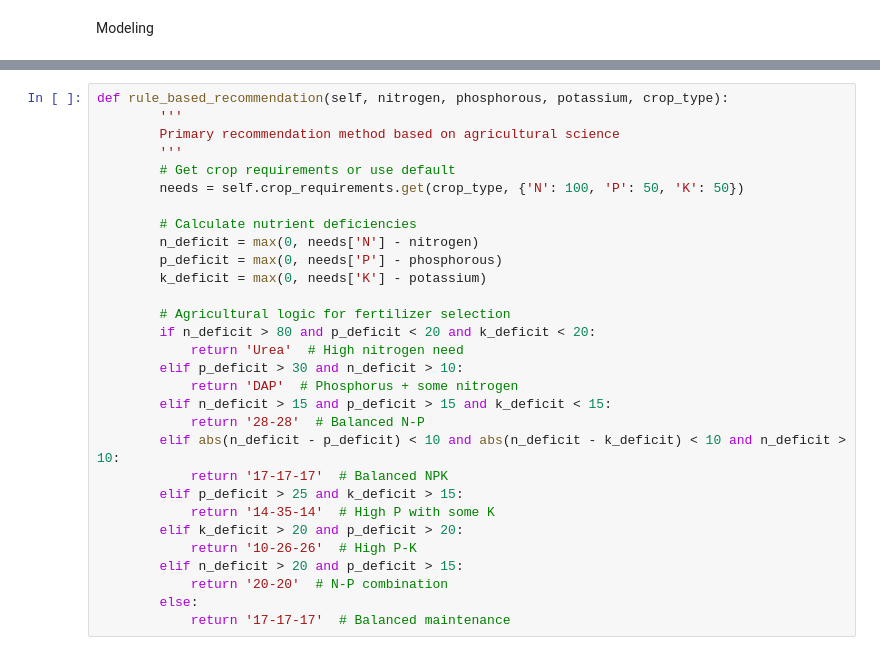
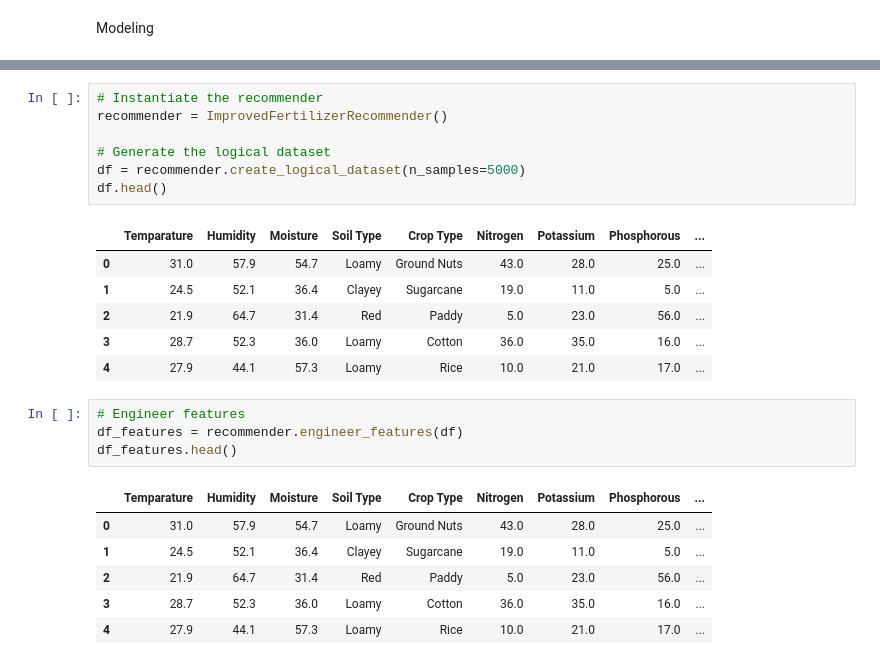
Before and after one commit to Anand-b-patil/Smart-Fertilizer-Recommendation-System-, a Jupyter notebook: fertilizer_recommendation.ipynb, the cells around one changed output, grey strips where cells are left out. Cells and saved outputs as stored; diff of their text form.

Commit message:
prepared the dataset for model training.

```diff
--- a/fertilizer_recommendation.ipynb
+++ b/fertilizer_recommendation.ipynb
@@ -127,30 +331,25 @@ class ImprovedFertilizerRecommender:
 # %%
-def rule_based_recommendation(self, nitrogen, phosphorous, potassium, crop_type):
-        '''
-        Primary recommendation method based on agricultural science
-        '''
-        # Get crop requirements or use default
-        needs = self.crop_requirements.get(crop_type, {'N': 100, 'P': 50, 'K': 50})
+# Instantiate the recommender
+recommender = ImprovedFertilizerRecommender()
 
-        # Calculate nutrient deficiencies
-        n_deficit = max(0, needs['N'] - nitrogen)
-        p_deficit = max(0, needs['P'] - phosphorous)
-        k_deficit = max(0, needs['K'] - potassium)
-
-        # Agricultural logic for fertilizer selection
-        if n_deficit > 80 and p_deficit < 20 and k_deficit < 20:
-            return 'Urea'  # High nitrogen need
-        elif p_deficit > 30 and n_deficit > 10:
-            return 'DAP'  # Phosphorus + some nitrogen
-        elif n_deficit > 15 and p_deficit > 15 and k_deficit < 15:
-            return '28-28'  # Balanced N-P
-        elif abs(n_deficit - p_deficit) < 10 and abs(n_deficit - k_deficit) < 10 and n_deficit > 10:
-            return '17-17-17'  # Balanced NPK
-        elif p_deficit > 25 and k_deficit > 15:
-            return '14-35-14'  # High P with some K
-        elif k_deficit > 20 and p_deficit > 20:
-            return '10-26-26'  # High P-K
-        elif n_deficit > 20 and p_deficit > 15:
-            return '20-20'  # N-P combination
-        else:
-            return '17-17-17'  # Balanced maintenance
+# Generate the logical dataset
+df = recommender.create_logical_dataset(n_samples=5000)
+df.head()
+# %% [output]
+|  | Temparature | Humidity | Moisture | Soil Type | Crop Type | Nitrogen | Potassium | Phosphorous | ... |
+| 0 | 31.0 | 57.9 | 54.7 | Loamy | Ground Nuts | 43.0 | 28.0 | 25.0 | ... |
+| 1 | 24.5 | 52.1 | 36.4 | Clayey | Sugarcane | 19.0 | 11.0 | 5.0 | ... |
+| 2 | 21.9 | 64.7 | 31.4 | Red | Paddy | 5.0 | 23.0 | 56.0 | ... |
+| 3 | 28.7 | 52.3 | 36.0 | Loamy | Cotton | 36.0 | 35.0 | 16.0 | ... |
+| 4 | 27.9 | 44.1 | 57.3 | Loamy | Rice | 10.0 | 21.0 | 17.0 | ... |
+# %%
+# Engineer features
+df_features = recommender.engineer_features(df)
+df_features.head()
+# %% [output]
+|  | Temparature | Humidity | Moisture | Soil Type | Crop Type | Nitrogen | Potassium | Phosphorous | ... |
+| 0 | 31.0 | 57.9 | 54.7 | Loamy | Ground Nuts | 43.0 | 28.0 | 25.0 | ... |
+| 1 | 24.5 | 52.1 | 36.4 | Clayey | Sugarcane | 19.0 | 11.0 | 5.0 | ... |
+| 2 | 21.9 | 64.7 | 31.4 | Red | Paddy | 5.0 | 23.0 | 56.0 | ... |
+| 3 | 28.7 | 52.3 | 36.0 | Loamy | Cotton | 36.0 | 35.0 | 16.0 | ... |
+| 4 | 27.9 | 44.1 | 57.3 | Loamy | Rice | 10.0 | 21.0 | 17.0 | ... |
```
Also changed, not shown: parts of 2 cells of this notebook.
